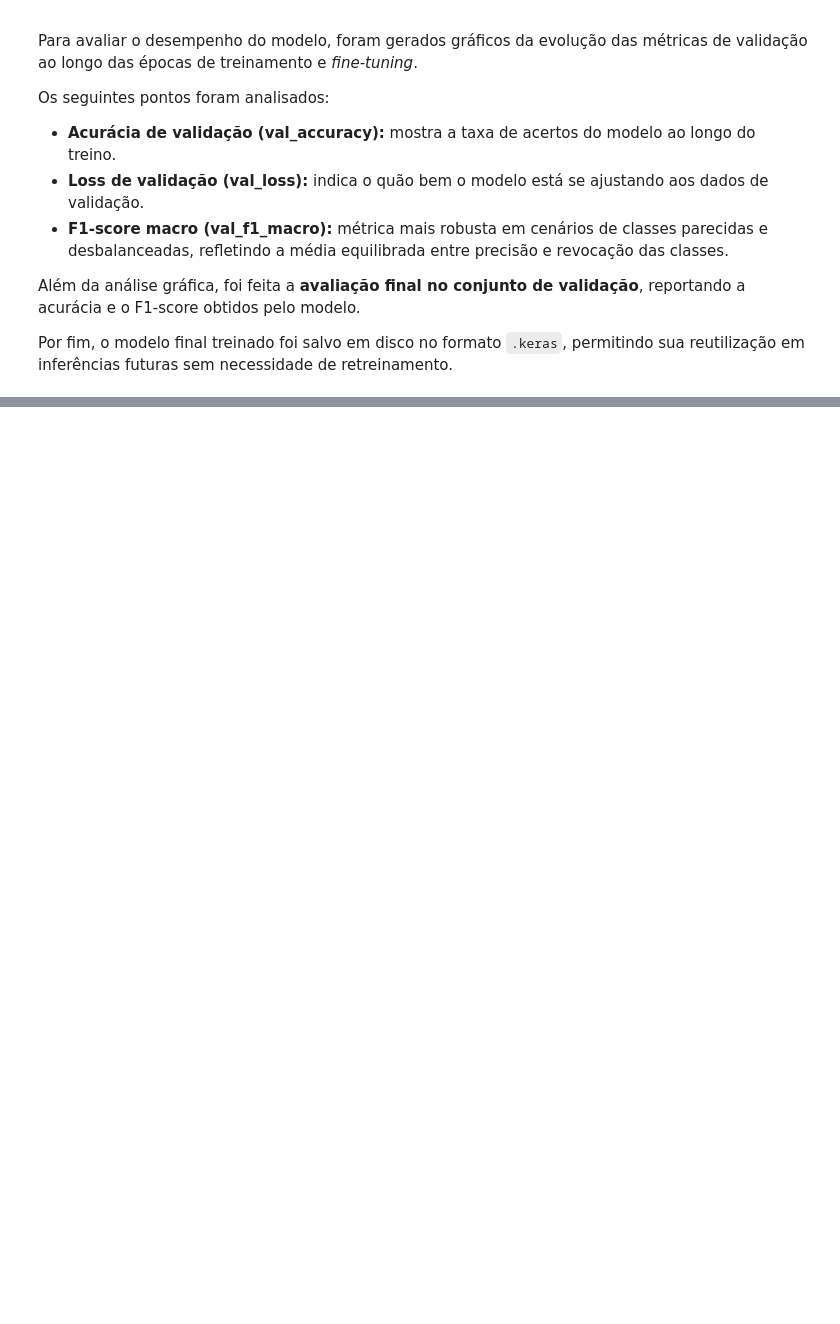
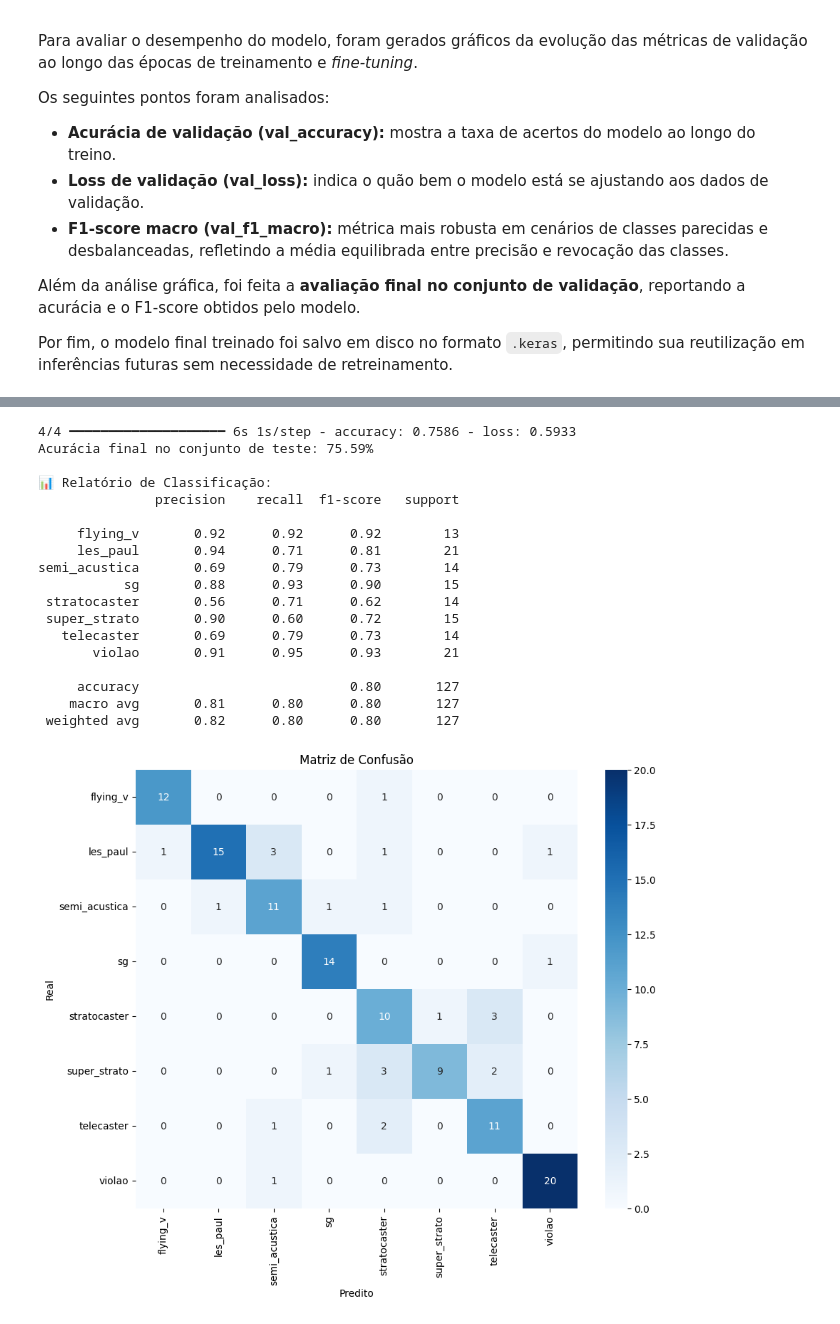
Before and after one commit to MoacyrZ/MVP---Data-Science, a Jupyter notebook: mvp_moacyr_zanoni.ipynb, the cells around one changed output, grey strips where cells are left out. Saved outputs shown, nothing was run; the diff lists cells and outputs as text; code cells hidden in the pictures; blank space fills up the shorter version.

```diff
--- a/mvp_moacyr_zanoni.ipynb
+++ b/mvp_moacyr_zanoni.ipynb
@@ -384,7 +418,8 @@ class MetricsCallback(tf.keras.callbacks.Callback):
         y_true, y_pred = [], []
         for x, y in self.val_ds:
             preds = self.model.predict(x, verbose=0)
-            y_true.extend(np.argmax(y.numpy(), axis=1))
+            y_true.extend(y.numpy())
+
             y_pred.extend(np.argmax(preds, axis=1))
 
         acc = accuracy_score(y_true, y_pred)
@@ -434,17 +465,9 @@ model.compile(
     metrics=["accuracy"]
 )
 # %%
-from tensorflow.keras.callbacks import EarlyStopping
-
-# Callbacks
-early_stop = EarlyStopping(
-    monitor="val_loss",
-    patience=3,
-    restore_best_weights=True
-)
+early_stop = EarlyStopping(monitor="val_loss", patience=3, restore_best_weights=True)
 metrics_callback = MetricsCallback(val_ds)
 
-# Treinamento
 history = model.fit(
     train_ds,
     validation_data=val_ds,
@@ -461,30 +496,23 @@ Detected at node compile_loss/sparse_categorical_crossentropy/SparseSoftmaxCross
 # %%
-# Descongela parte da base (últimas 50 camadas)
+# Descongela últimas 50 camadas
 for layer in base_model.layers:
     layer.trainable = True
 for layer in base_model.layers[:-50]:
     layer.trainable = False
 
-# Recompilar com learning rate menor
+# Recompilar com LR menor
 model.compile(
     optimizer=Adam(learning_rate=1e-5),
-    loss="sparse_categorical_crossentropy",  # <- usar sparse (labels são inteiros)
+    loss="sparse_categorical_crossentropy",
     metrics=["accuracy"]
 )
 
-# Callbacks
-early_stop_ft = EarlyStopping(
-    monitor="val_loss",
-    patience=2,
-    restore_best_weights=True
-)
+early_stop_ft = EarlyStopping(monitor="val_loss", patience=2, restore_best_weights=True)
 metrics_callback_ft = MetricsCallback(val_ds)
 
-# Fine-tuning
 history_finetune = model.fit(
     train_ds,
     validation_data=val_ds,
     epochs=FINE_TUNE_EPOCHS,
-    callbacks=[early_stop_ft, metrics_callback_ft],
-    verbose=1
+    callbacks=[early_stop_ft, metrics_callback_ft]
 )
@@ -554,33 +599,54 @@ De forma geral, o modelo apresentou:
 
 Esses resultados indicam que o modelo possui um desempenho sólido e confiável, conseguindo diferenciar bem a maioria das classes, mesmo diante de categorias altamente semelhantes.
 # %%
-# Avaliar modelo final no conjunto de teste
+# Avaliar modelo no conjunto de teste
 loss, acc = model.evaluate(test_ds)
 print(f"Acurácia final no conjunto de teste: {acc:.2%}")
 
-# Salvar modelo treinado
+# Salvar modelo
 model.save("modelo_guitarras_mobilenetv2.keras")
 
 # Previsões no conjunto de teste
 y_true, y_pred = [], []
 for images, labels in test_ds:
     preds = model.predict(images, verbose=0)
-    y_true.extend(np.argmax(labels.numpy(), axis=1))
-    y_pred.extend(np.argmax(preds, axis=1))
+    y_true.extend(labels.numpy())               # já são inteiros
+    y_pred.extend(np.argmax(preds, axis=1))     # prob. → classe prevista
+
 
 # Relatório por classe
-print("\n📊 Relatório de Classificação (Teste):")
+print("\n📊 Relatório de Classificação:")
 print(classification_report(y_true, y_pred, target_names=class_names))
 
 # Matriz de confusão
 cm = confusion_matrix(y_true, y_pred)
 plt.figure(figsize=(10, 8))
 sns.heatmap(cm, annot=True, fmt='d', cmap='Blues',
             xticklabels=class_names, yticklabels=class_names)
-plt.title("Matriz de Confusão - Teste")
+plt.title("Matriz de Confusão")
 plt.xlabel("Predito")
 plt.ylabel("Real")
 plt.show()
+# %% [output]
+4/4 ━━━━━━━━━━━━━━━━━━━━ 6s 1s/step - accuracy: 0.7586 - loss: 0.5933
+Acurácia final no conjunto de teste: 75.59%
+
+📊 Relatório de Classificação:
+               precision    recall  f1-score   support
+
+     flying_v       0.92      0.92      0.92        13
+     les_paul       0.94      0.71      0.81        21
+semi_acustica       0.69      0.79      0.73        14
+           sg       0.88      0.93      0.90        15
+ stratocaster       0.56      0.71      0.62        14
+ super_strato       0.90      0.60      0.72        15
+   telecaster       0.69      0.79      0.73        14
+       violao       0.91      0.95      0.93        21
+
+     accuracy                           0.80       127
+    macro avg       0.81      0.80      0.80       127
+ weighted avg       0.82      0.80      0.80       127
+[figure, added]
 # %% [markdown]
 ### 12. Conclusão
 
```
Also changed, not shown: parts of 12 cells of this notebook.
